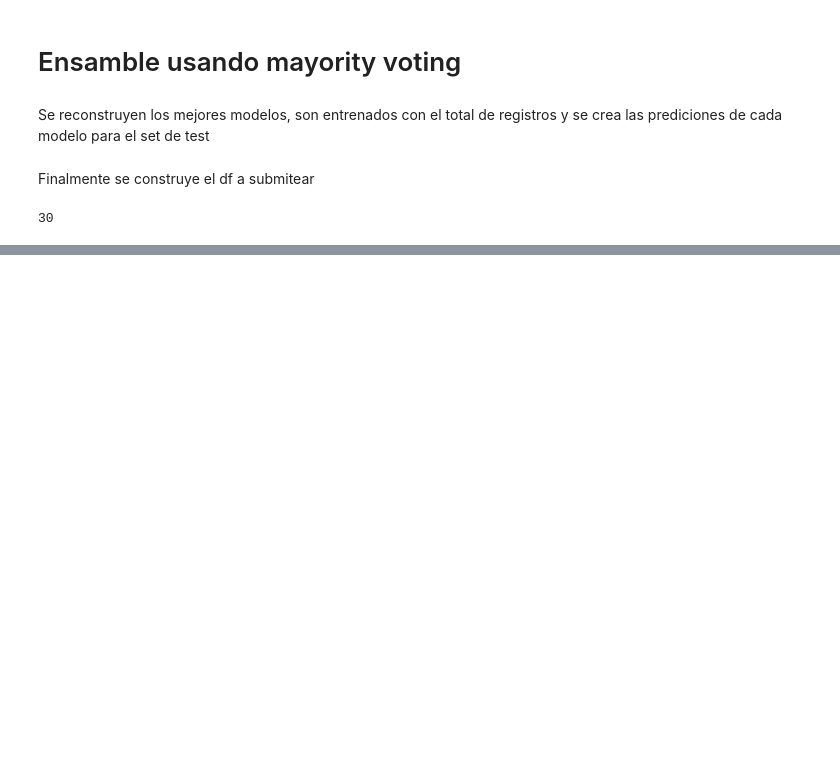
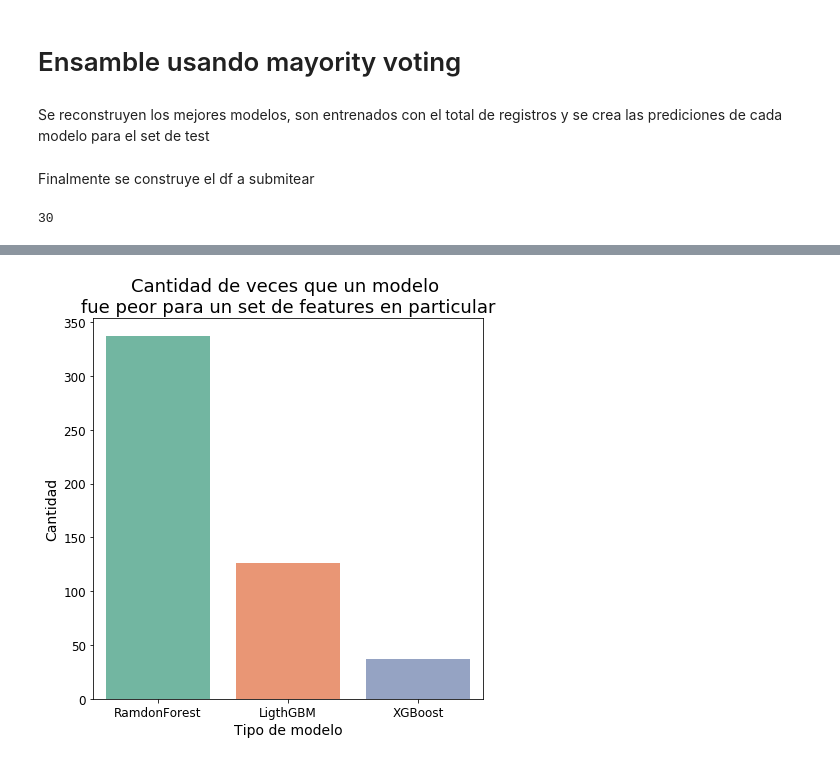
Before and after one commit to danielacarrero/orga-datos, a Jupyter notebook: TP2/tree ensamble/tree_ensamble.ipynb, the cells around one changed output, grey strips where cells are left out. Cells and saved outputs as stored; diff of their text form; code cells hidden in the pictures; blank space fills up the shorter version.

```diff
--- a/TP2/tree ensamble/tree_ensamble.ipynb
+++ b/TP2/tree ensamble/tree_ensamble.ipynb
@@ -322,0 +439,9 @@ submit.to_csv('data/submit_kaggle_ensamble_tree_10', index=False)
+# %%
+ax = sns.barplot(data = models_default.groupby('features').apply(lambda x: x.nsmallest(1,'accuracy')).model.value_counts().to_frame().reset_index(),x='index',y='model')
+ax.set_title("Cantidad de veces que un modelo \nfue peor para un set de features en particular",fontsize= 18)
+ax.set_ylabel("Cantidad",fontsize= 14)
+ax.set_xlabel("Tipo de modelo",fontsize= 14)
+plt.tick_params(axis="y", labelsize=12)
+plt.tick_params(axis="x", labelsize=12)
+# %% [output]
+[figure, added]
```
Also changed, not shown: parts of 22 cells of this notebook, 4 other files.
